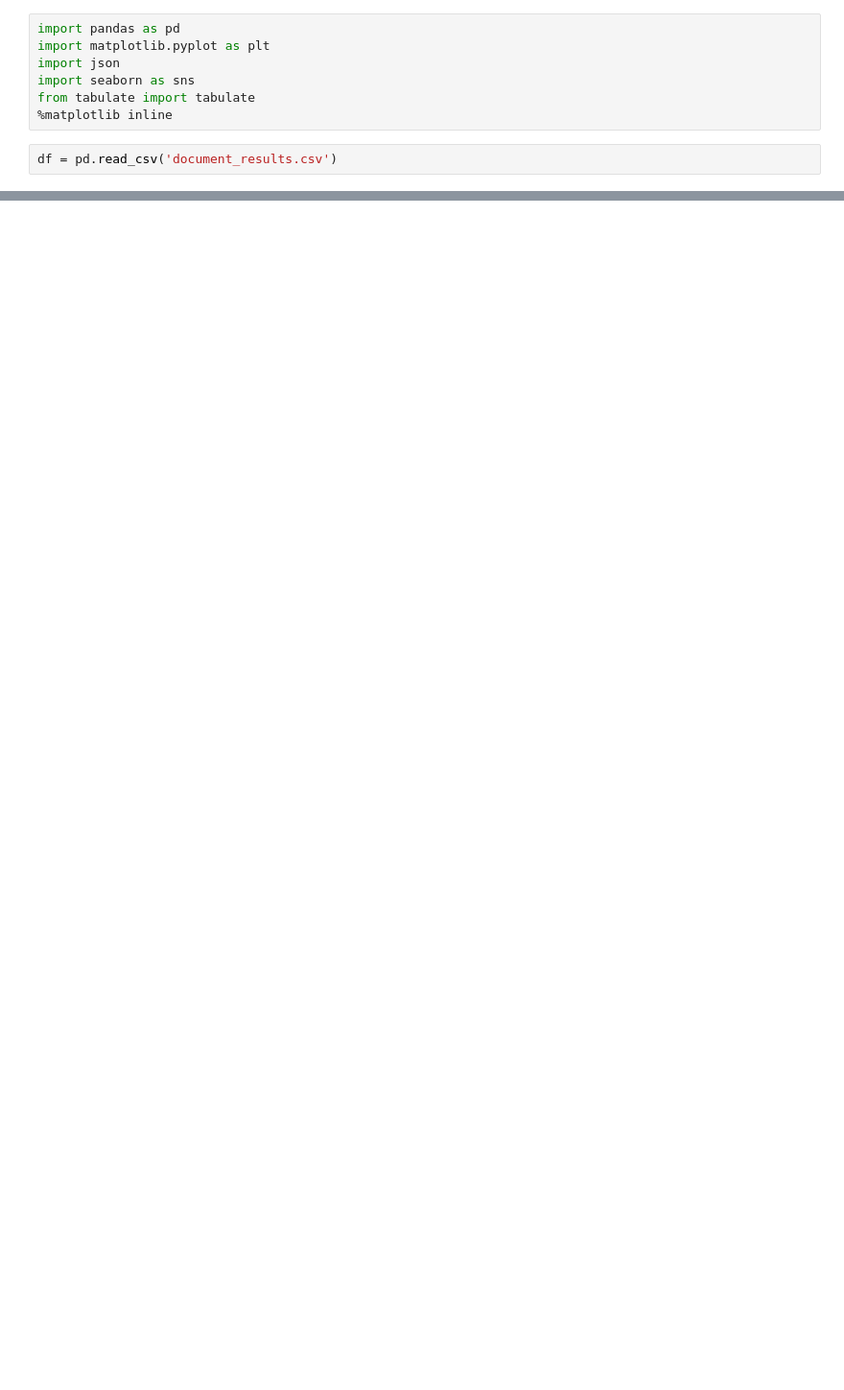
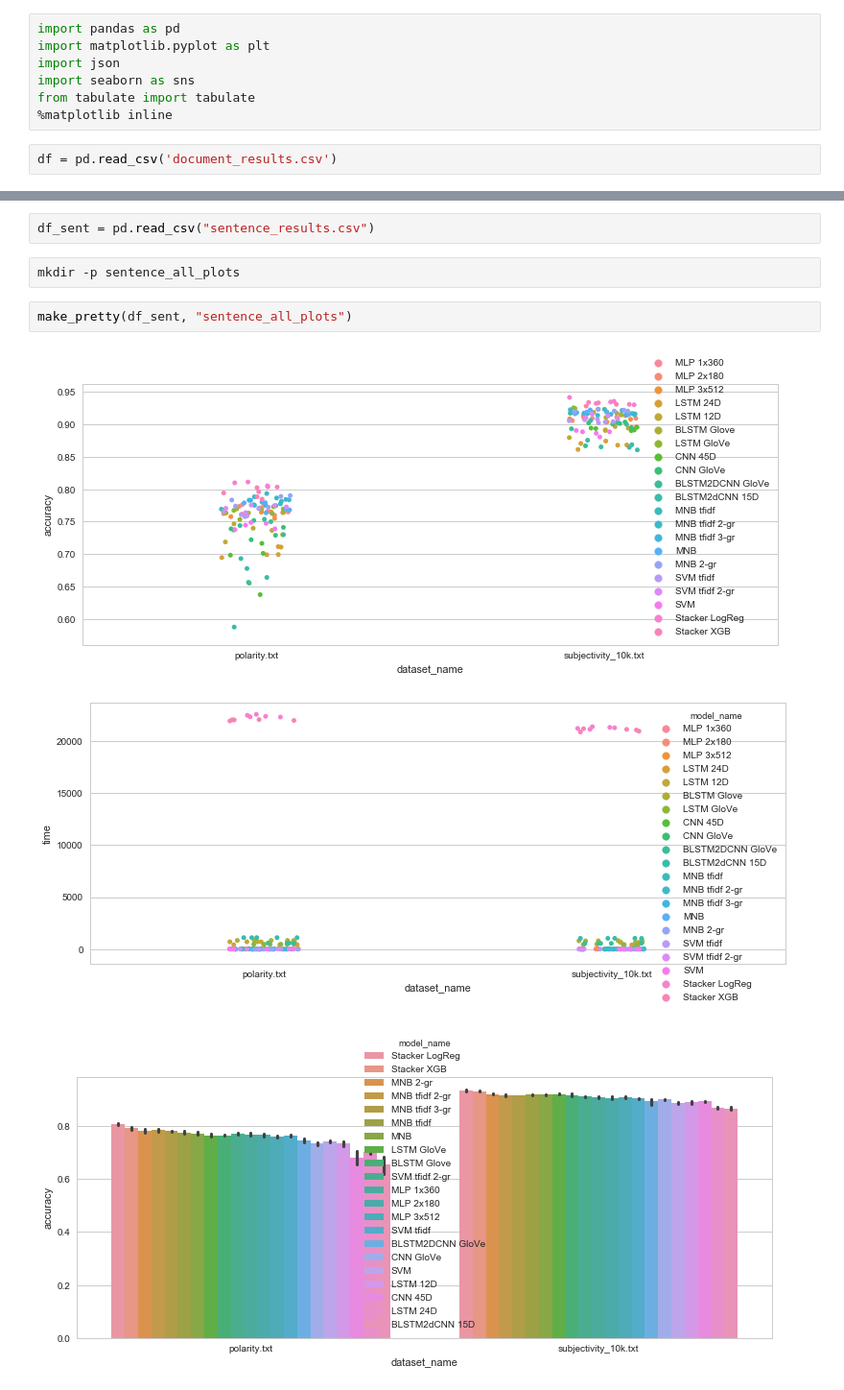
Before and after one commit to nadbordrozd/text-top-model, a Jupyter notebook: ttm/evil_plotting.ipynb, the cells around one changed output, grey strips where cells are left out. Shown at 96% size. Drawn from its saved outputs; the diff is of its cells as text; blank space fills up the shorter version.

```diff
--- a/ttm/evil_plotting.ipynb
+++ b/ttm/evil_plotting.ipynb
@@ -168,0 +164,10 @@ BNB tfidf                   0.431                0.634                 2.855
+# %%
+df_sent = pd.read_csv("sentence_results.csv")
+# %%
+mkdir -p sentence_all_plots
+# %%
+make_pretty(df_sent, "sentence_all_plots")
+# %% [output]
+[figure, added]
+[figure, added]
+[figure, added]
```
Also changed, not shown: parts of 11 cells of this notebook, 1 other file.
